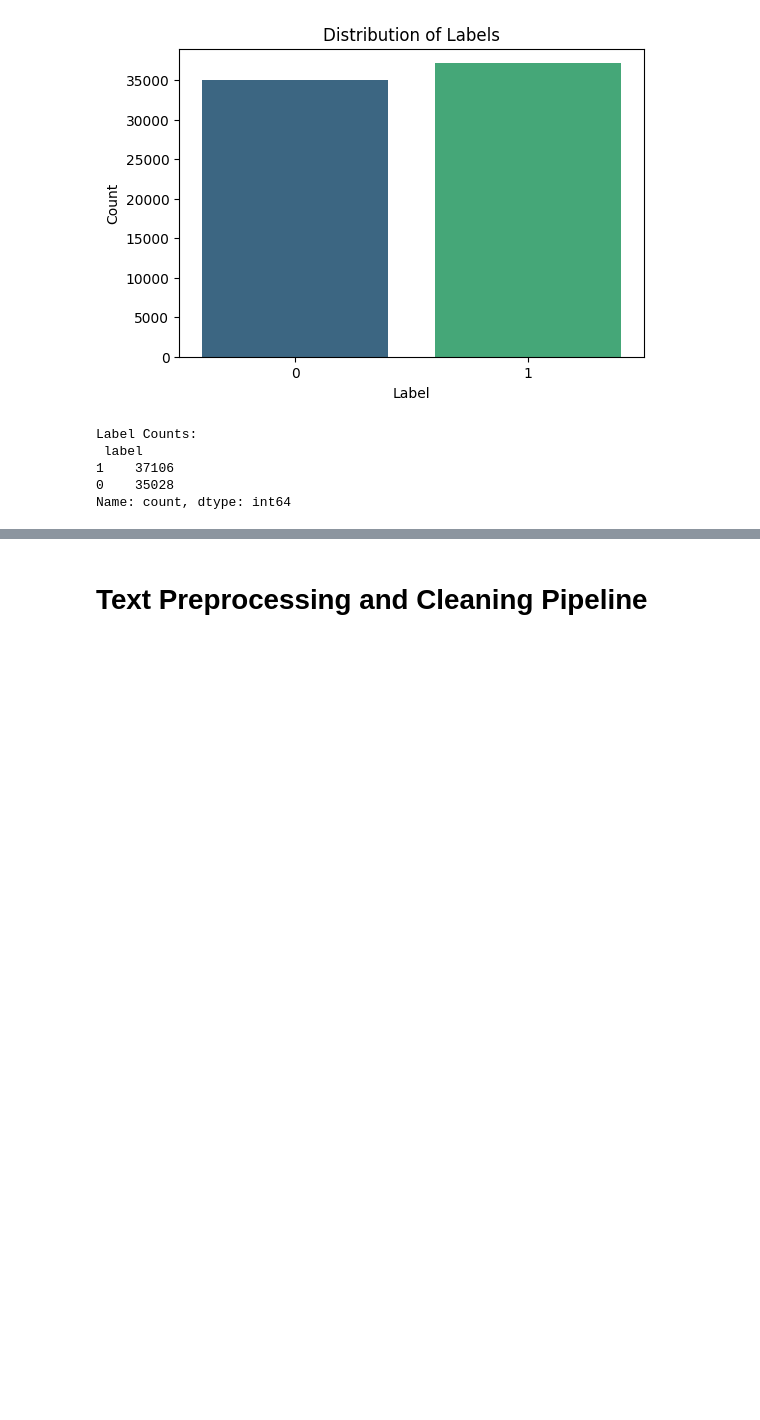
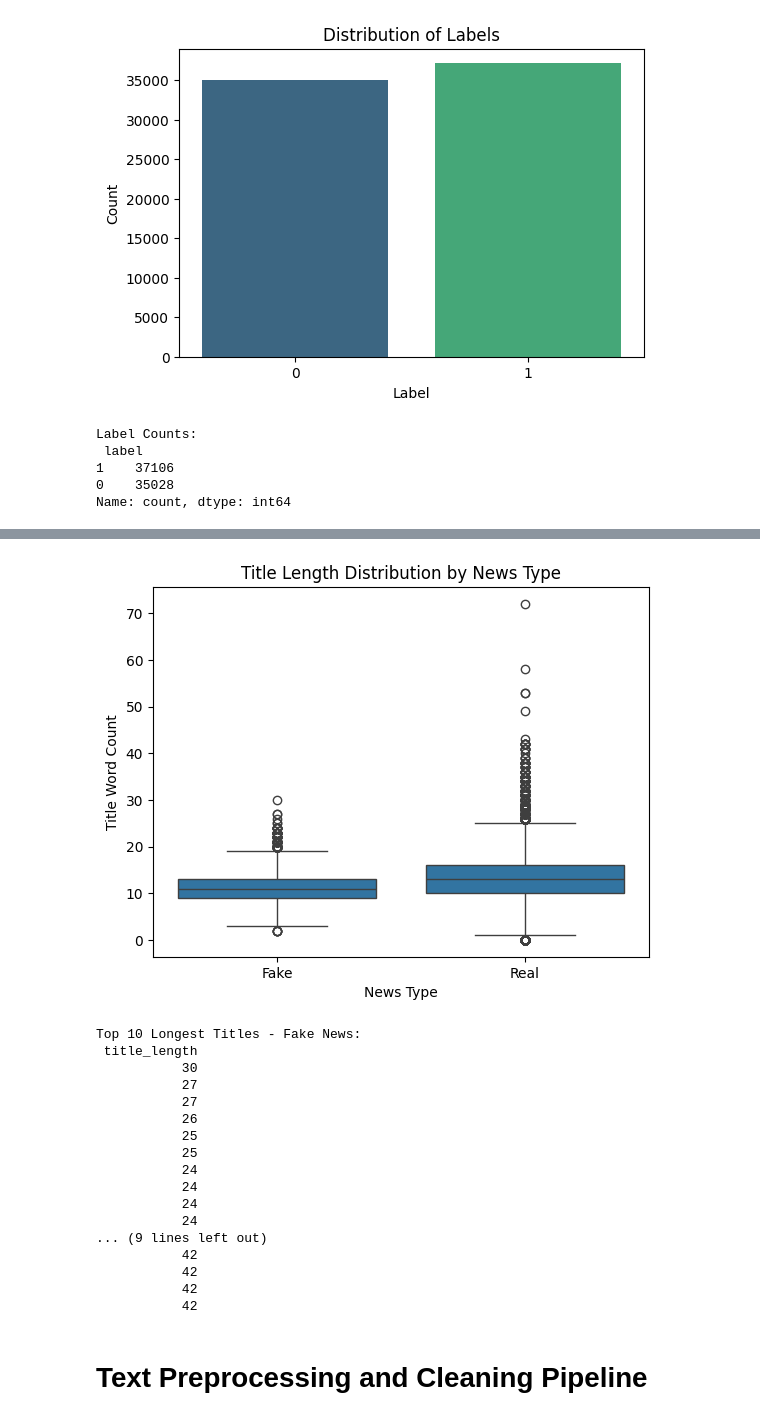
Before and after one commit to PARTH264/Fake-News-Detection, a Jupyter notebook: Fake_News_Detection_v9.ipynb, the cells around one changed output, grey strips where cells are left out. Cells and saved outputs as stored; diff of their text form; code cells hidden in the pictures; blank space fills up the shorter version.

```diff
--- a/Fake_News_Detection_v9.ipynb
+++ b/Fake_News_Detection_v9.ipynb
@@ -168,3 +247,44 @@ Name: count, dtype: int64
+# %%
+# Step 1: Calculate title length in number of words
+df['title_length'] = df['title'].apply(lambda x: len(x.split()))
+
+# Step 2: Visualize title lengths by label using a boxplot
+sns.boxplot(x='label', y='title_length', data=df)
+plt.xticks([0, 1], ['Fake', 'Real'])  # Replace 0 and 1 with label names
+plt.title('Title Length Distribution by News Type')
+plt.xlabel('News Type')
+plt.ylabel('Title Word Count')
+plt.show()
+
+# Step 3: Get top 10 longest titles for each label
+top_fake = df[df['label'] == 0].nlargest(10, 'title_length')[['title_length']]
+top_real = df[df['label'] == 1].nlargest(10, 'title_length')[['title_length']]
+
+# Step 4: Print the top longest titles
+print("\nTop 10 Longest Titles - Fake News:")
+print(top_fake.to_string(index=False))
+
+print("\nTop 10 Longest Titles - Real News:")
+print(top_real.to_string(index=False))
+# %% [output]
+[figure, added]
+Top 10 Longest Titles - Fake News:
+ title_length
+           30
+           27
+           27
+           26
+           25
+           25
+           24
+           24
+           24
+           24
+... (9 lines left out)
+           42
+           42
+           42
+           42
 # %% [markdown]
 # **Text Preprocessing and Cleaning Pipeline**
 # %%
```
Also changed, not shown: parts of 27 cells of this notebook.
